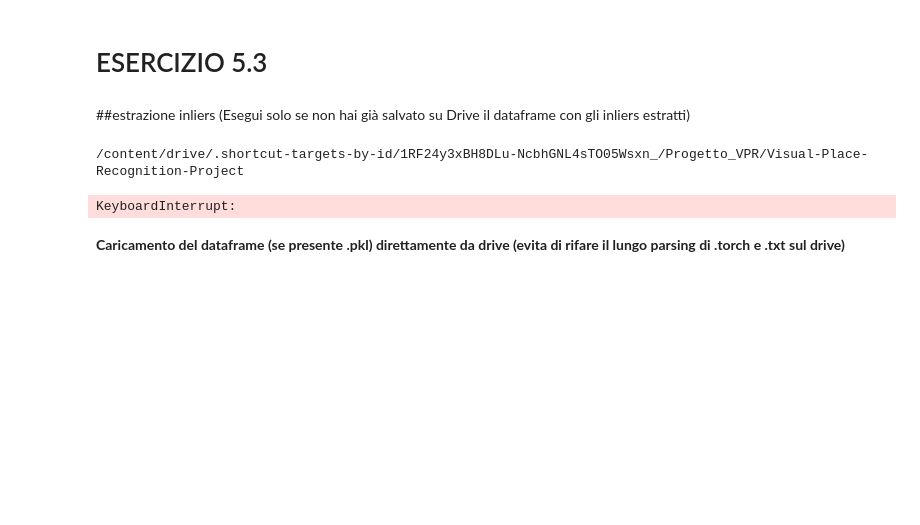
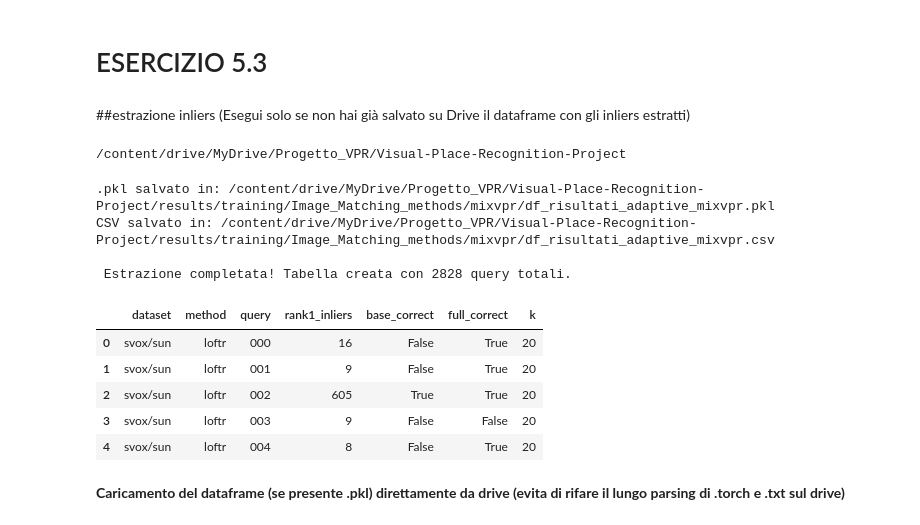
Before and after one commit to androsida/Visual-Place-Recognition-Project, a Jupyter notebook: start_your_project.ipynb, the cells around one changed output. Drawn from its saved outputs; the diff is of its cells as text; code cells hidden in the pictures; blank space fills up the shorter version.

```diff
--- a/start_your_project.ipynb
+++ b/start_your_project.ipynb
@@ -423,9 +430,9 @@ from tqdm import tqdm
 
 # 1. Configurazione Iniziale
 
-datasets = ['tokyo_xs', "sf_xs", "svox/sun", "svox/night"]
-methods = ['superglue', 'loftr', 'superpoint-lg']
-base_dir = '/content/drive/MyDrive/Progetto_VPR/Visual-Place-Recognition-Project/results'
+datasets = ["svox/sun", "svox/night"]
+methods = ['loftr', 'superpoint-lg']
+base_dir = '/content/drive/MyDrive/Progetto_VPR/Visual-Place-Recognition-Project/results/training'
 
 tutti_i_dati = []
 
@@ -493,35 +500,44 @@ for dataset in datasets:
             # Aggiungiamo la riga al "database"
             tutti_i_dati.append({
                 "dataset": dataset,
                 "method": method,
                 "query": q_name,
                 "rank1_inliers": inliers_list[0],
                 "base_correct": base_correct,
                 "full_correct": full_correct,
                 "k": k
             })
 
 # 3. Creazione del DataFrame globale in memoria
 df_risultati = pd.DataFrame(tutti_i_dati)
 # 4. Salvataggio direttamente nella cartella drive del metodo VPR del csv e del .pkl
 output_dir = Path(base_dir) / "Image_Matching_methods" / vpr_method
 output_dir.mkdir(parents=True, exist_ok=True)
 
 pkl_path = output_dir / f"df_risultati_adaptive_{vpr_method}.pkl"
 csv_path = output_dir / f"df_risultati_adaptive_{vpr_method}.csv"
 
 df_risultati.to_pickle(pkl_path)
 df_risultati.to_csv(csv_path, index=False)
 
 
 print(f".pkl salvato in: {pkl_path}")
 print(f"CSV salvato in: {csv_path}")
 print(f"\n Estrazione completata! Tabella creata con {len(df_risultati)} query totali.")
 
 df_risultati.head()
 # %% [output]
-/content/drive/.shortcut-targets-by-id/1RF24y3xBH8DLu-NcbhGNL4sTO05Wsxn_/Progetto_VPR/Visual-Place-Recognition-Project
+/content/drive/MyDrive/Progetto_VPR/Visual-Place-Recognition-Project
-KeyboardInterrupt:
+.pkl salvato in: /content/drive/MyDrive/Progetto_VPR/Visual-Place-Recognition-Project/results/training/Image_Matching_methods/mixvpr/df_risultati_adaptive_mixvpr.pkl
+CSV salvato in: /content/drive/MyDrive/Progetto_VPR/Visual-Place-Recognition-Project/results/training/Image_Matching_methods/mixvpr/df_risultati_adaptive_mixvpr.csv
+
+ Estrazione completata! Tabella creata con 2828 query totali.
+|  | dataset | method | query | rank1_inliers | base_correct | full_correct | k |
+| 0 | svox/sun | loftr | 000 | 16 | False | True | 20 |
+| 1 | svox/sun | loftr | 001 | 9 | False | True | 20 |
+| 2 | svox/sun | loftr | 002 | 605 | True | True | 20 |
+| 3 | svox/sun | loftr | 003 | 9 | False | False | 20 |
+| 4 | svox/sun | loftr | 004 | 8 | False | True | 20 |
 # %% [markdown]
 **Caricamento del dataframe (se presente .pkl) direttamente da drive (evita di rifare il lungo parsing di .torch e .txt sul drive)**
 # %%
```
Also changed, not shown: parts of 21 cells of this notebook.
